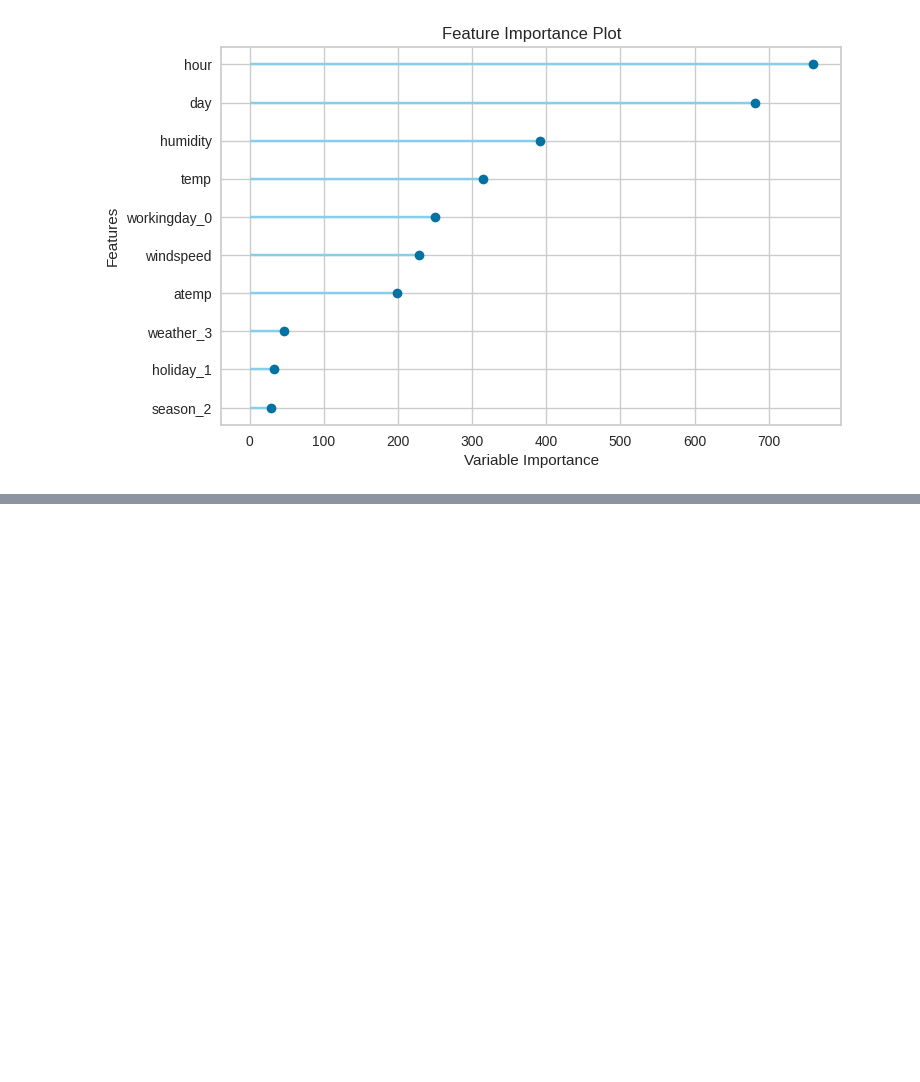
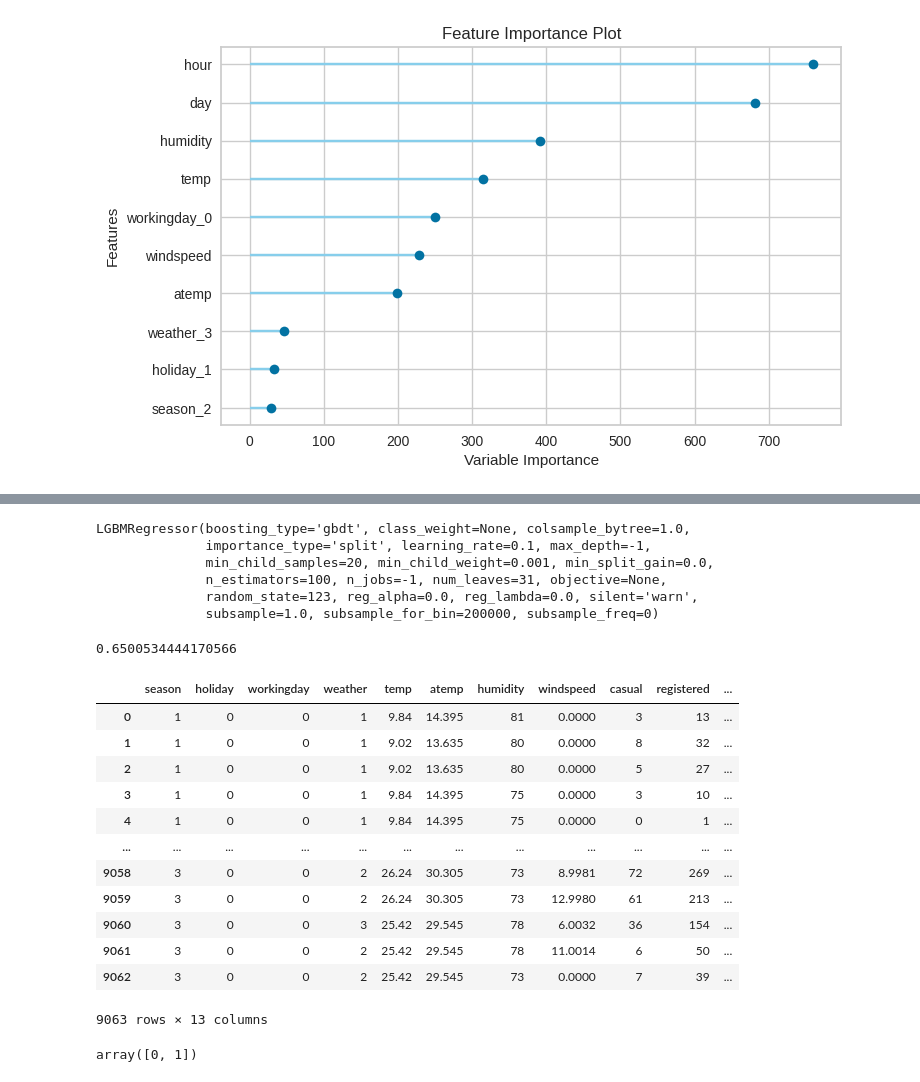
Before and after one commit to yayahamour/project_bike, a Jupyter notebook: pycaret_test.ipynb, the cells around one changed output, grey strips where cells are left out. Cells and saved outputs as stored; diff of their text form; code cells hidden in the pictures; blank space fills up the shorter version.

```diff
--- a/pycaret_test.ipynb
+++ b/pycaret_test.ipynb
@@ -90,0 +164,19 @@ plot_model(best, plot='feature')
+# %%
+lg = LGBMRegressor(boosting_type='gbdt', class_weight=None, colsample_bytree=1.0,
+              importance_type='split', learning_rate=0.1, max_depth=-1,
+              min_child_samples=20, min_child_weight=0.001, min_split_gain=0.0,
+              n_estimators=100, n_jobs=-1, num_leaves=31, objective=None,
+              random_state=123, reg_alpha=0.0, reg_lambda=0.0, silent='warn',
+              subsample=1.0, subsample_for_bin=200000, subsample_freq=0)
+lg.fit(df2.drop('count', axis=1), df2['count'])
+# %% [output]
+LGBMRegressor(boosting_type='gbdt', class_weight=None, colsample_bytree=1.0,
+              importance_type='split', learning_rate=0.1, max_depth=-1,
+              min_child_samples=20, min_child_weight=0.001, min_split_gain=0.0,
+              n_estimators=100, n_jobs=-1, num_leaves=31, objective=None,
+              random_state=123, reg_alpha=0.0, reg_lambda=0.0, silent='warn',
+              subsample=1.0, subsample_for_bin=200000, subsample_freq=0)
+# %%
+lg.score(df_test.drop('count', axis=1), df_test['count'])
+# %% [output]
+0.6500534444170566
@@ -90,0 +187,20 @@ plot_model(best, plot='feature')
+# %%
+df
+# %% [output]
+|  | season | holiday | workingday | weather | temp | atemp | humidity | windspeed | casual | registered | ... |
+| 0 | 1 | 0 | 0 | 1 | 9.84 | 14.395 | 81 | 0.0000 | 3 | 13 | ... |
+| 1 | 1 | 0 | 0 | 1 | 9.02 | 13.635 | 80 | 0.0000 | 8 | 32 | ... |
+| 2 | 1 | 0 | 0 | 1 | 9.02 | 13.635 | 80 | 0.0000 | 5 | 27 | ... |
+| 3 | 1 | 0 | 0 | 1 | 9.84 | 14.395 | 75 | 0.0000 | 3 | 10 | ... |
+| 4 | 1 | 0 | 0 | 1 | 9.84 | 14.395 | 75 | 0.0000 | 0 | 1 | ... |
+| ... | ... | ... | ... | ... | ... | ... | ... | ... | ... | ... | ... |
+| 9058 | 3 | 0 | 0 | 2 | 26.24 | 30.305 | 73 | 8.9981 | 72 | 269 | ... |
+| 9059 | 3 | 0 | 0 | 2 | 26.24 | 30.305 | 73 | 12.9980 | 61 | 213 | ... |
+| 9060 | 3 | 0 | 0 | 3 | 25.42 | 29.545 | 78 | 6.0032 | 36 | 154 | ... |
+| 9061 | 3 | 0 | 0 | 2 | 25.42 | 29.545 | 78 | 11.0014 | 6 | 50 | ... |
+| 9062 | 3 | 0 | 0 | 2 | 25.42 | 29.545 | 73 | 0.0000 | 7 | 39 | ... |
+9063 rows × 13 columns
+# %%
+df.workingday.unique()
+# %% [output]
+array([0, 1])
```
Also changed, not shown: parts of 11 cells of this notebook, 3 other files.
